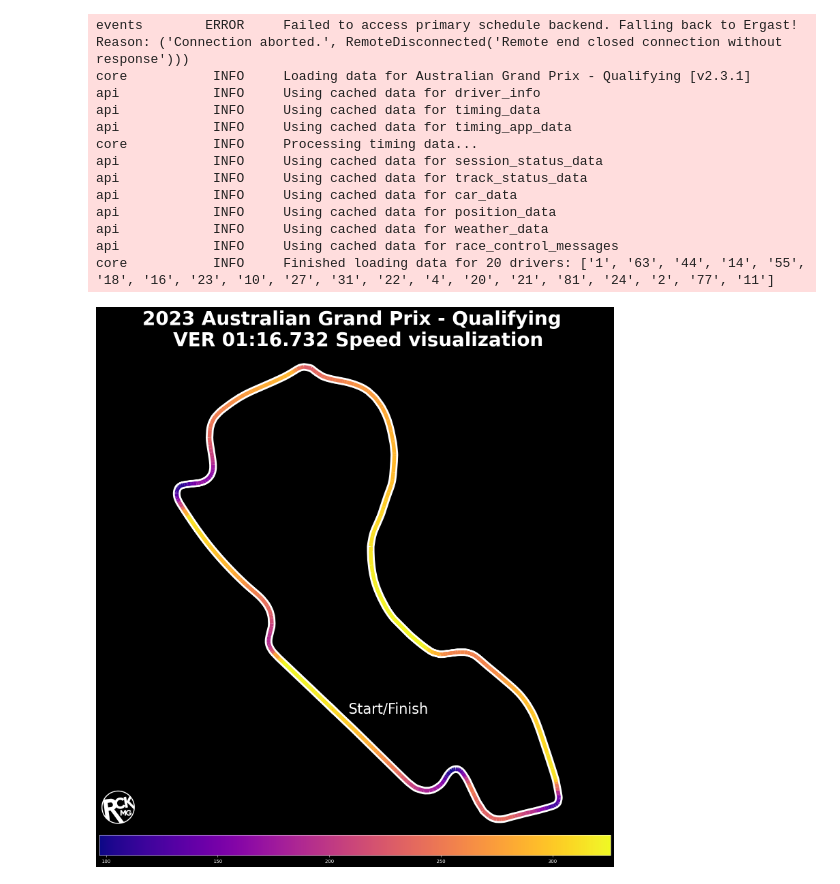
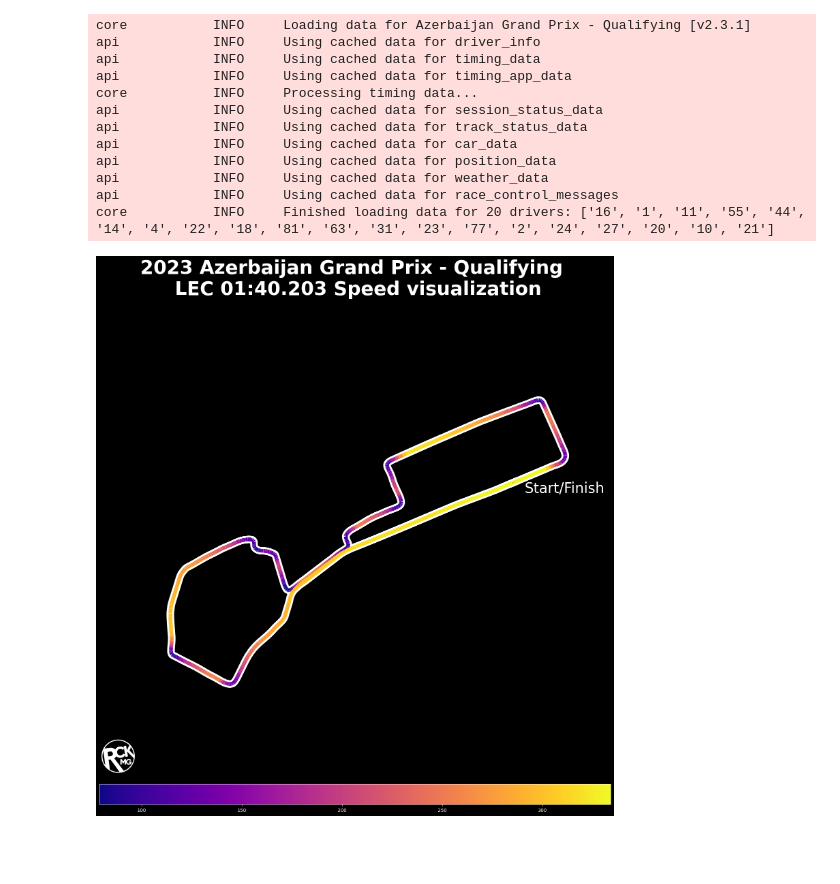
Before and after one commit to RickyRAV/F1DataVisualization, a Jupyter notebook: ForFastestLaps/SpeedVisualization.ipynb, the cells around one changed output. Saved outputs shown, nothing was run; the diff lists cells and outputs as text; code cells hidden in the pictures; blank space fills up the shorter version.

```diff
--- a/ForFastestLaps/SpeedVisualization.ipynb
+++ b/ForFastestLaps/SpeedVisualization.ipynb
@@ -11,12 +11,11 @@ from PIL import Image
 # %%
 ff1.Cache.enable_cache('../cache')
 # %%
-year, event, event_type = 2023, 'Australia', 'Q'
+year, event, event_type = 2023, 'Azerbaijan', 'Q'
 session = ff1.get_session(year, event, event_type)
 session.load()
 # %% [output]
-events        ERROR     Failed to access primary schedule backend. Falling back to Ergast! Reason: ('Connection aborted.', RemoteDisconnected('Remote end closed connection without response')))
-core           INFO     Loading data for Australian Grand Prix - Qualifying [v2.3.1]
+core           INFO     Loading data for Azerbaijan Grand Prix - Qualifying [v2.3.1]
 api            INFO     Using cached data for driver_info
 api            INFO     Using cached data for timing_data
 api            INFO     Using cached data for timing_app_data
@@ -27,9 +26,9 @@ api            INFO     Using cached data for car_data
 api            INFO     Using cached data for position_data
 api            INFO     Using cached data for weather_data
 api            INFO     Using cached data for race_control_messages
-core           INFO     Finished loading data for 20 drivers: ['1', '63', '44', '14', '55', '18', '16', '23', '10', '27', '31', '22', '4', '20', '21', '81', '24', '2', '77', '11']
+core           INFO     Finished loading data for 20 drivers: ['16', '1', '11', '55', '44', '14', '4', '22', '18', '81', '63', '31', '23', '77', '2', '24', '27', '20', '10', '21']
 # %%
-driver_1 = 'VER'
+driver_1 = 'LEC'
 laps_driver_1 = session.laps.pick_driver(driver_1)
 #idk_mate = laps_driver_1.loc[laps_driver_1['LapNumber'] == 50]
 idk_mate = laps_driver_1.pick_fastest()
@@ -97,32 +96,32 @@ line_width = track_width / 2
 xmin = segments[0][0][0]
 xmax = xmin + line_width
 plt.hlines(y=start_y, xmin=xmin, xmax=xmax, color='red', linestyle='--', linewidth=2)
 
 # Add the "Start/Finish" text
 text_x = xmax + 600  # You can adjust the 0.5 value to change the distance between the text and the line
-text_y = start_y
+text_y = start_y - 300
 plt.text(text_x, text_y, 'Start/Finish', fontsize=axis_label_font_size, verticalalignment='center')
 
 
 # Finally, we create a color bar as a legend.
 left_position = (1 - 1) / 2
 cbaxes = fig.add_axes([left_position, 0.1, 1, 0.03])
 normlegend = mpl.colors.Normalize(vmin=color.min(), vmax=color.max())
 legend = mpl.colorbar.ColorbarBase(cbaxes, norm=normlegend, cmap=colormap, orientation="horizontal")
 
 # Define the new width and height for the logo
 new_width = 100
 new_height = 100
 # Resize the logo
 logo_resized = logo_img.resize((new_width, new_height))
 logo_resized_np = np.array(logo_resized)
 logo_x = 15
 logo_y = 125
 fig.figimage(logo_resized_np, xo=logo_x, yo=logo_y, zorder=-1, origin='upper', alpha=1)
 
 # Show the plot
 plt.rcParams['figure.figsize'] = plot_size
 # plt.savefig(plot_filename, dpi=300, bbox_inches='tight')
 plt.show()
 # %% [output]
-[figure, old version]
+[figure, new version]
```
Also changed, not shown: 25 other files.
